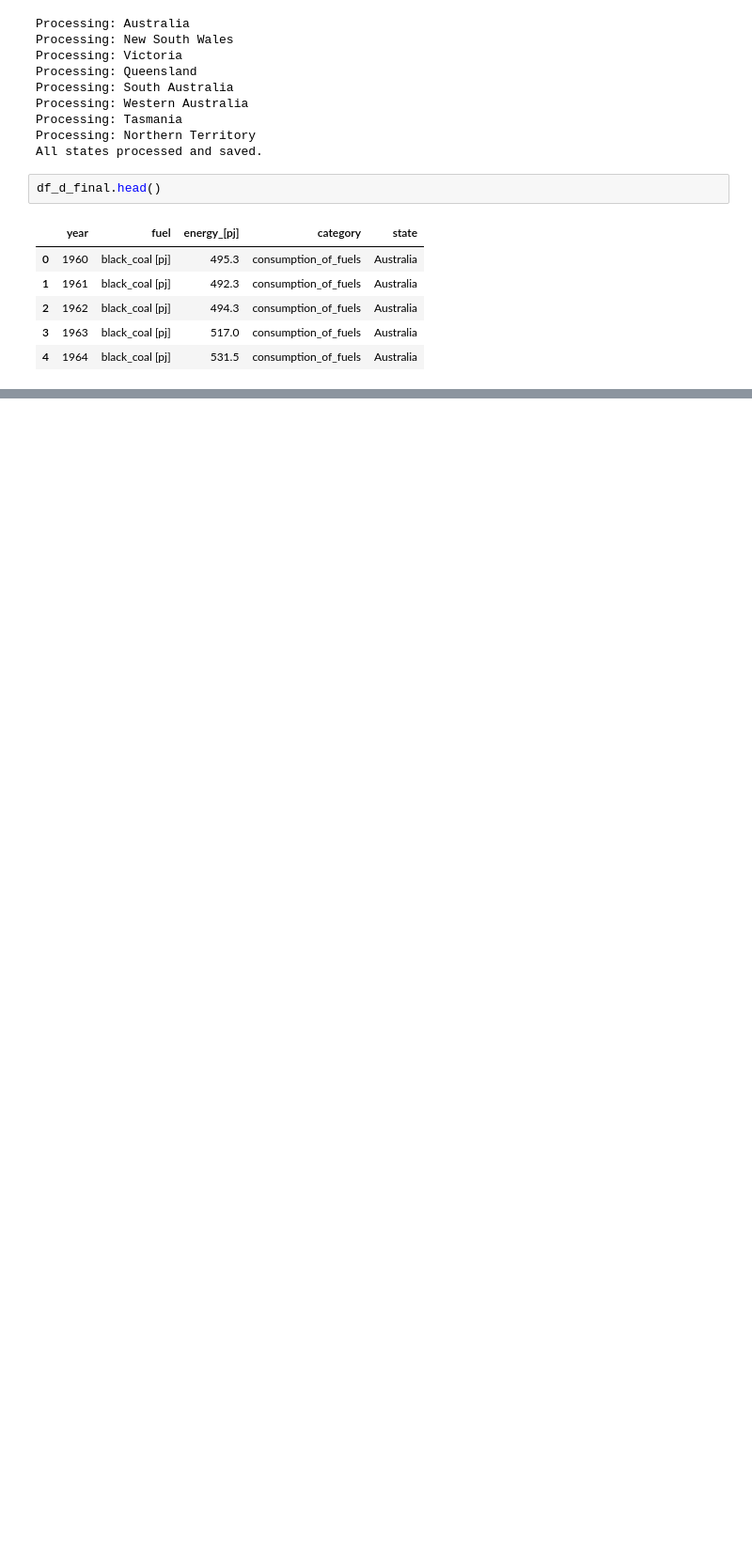
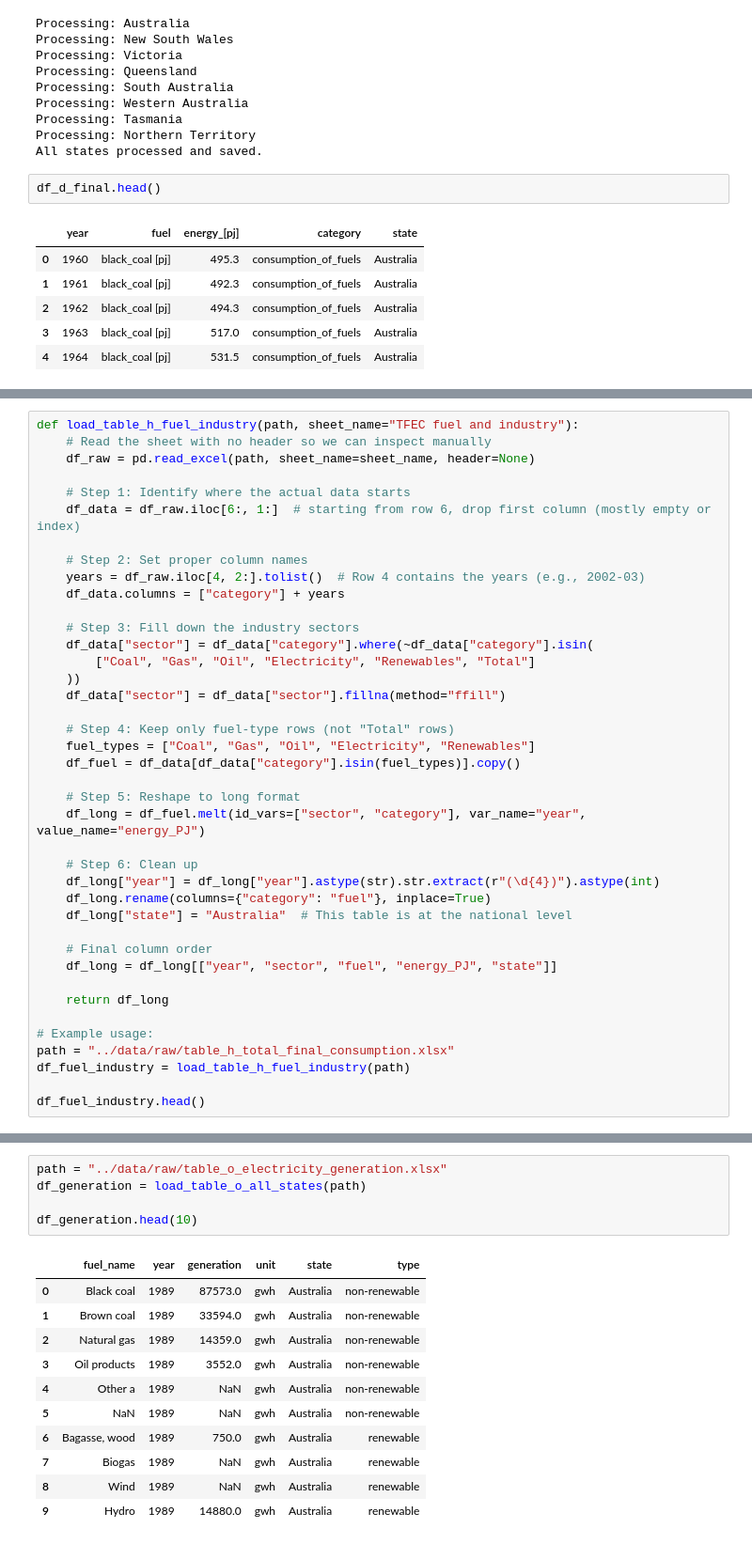
Before and after one commit to camilouribeg/DVN_AT3-aus-energy, a Jupyter notebook: notebooks/data_transf.ipynb, the cells around one changed output, grey strips where cells are left out. Shown at 94% size. Saved outputs shown, nothing was run; the diff lists cells and outputs as text; blank space fills up the shorter version.

Commit message:
V2.0 Data cleaning including missing tables.
Including missing tables
Table H, O, R and E.

Processed them ans saved them.

```diff
--- a/notebooks/data_transf.ipynb
+++ b/notebooks/data_transf.ipynb
@@ -383,0 +469,40 @@ df_d_final.head()
+# %%
+def load_table_h_fuel_industry(path, sheet_name="TFEC fuel and industry"):
+    # Read the sheet with no header so we can inspect manually
+    df_raw = pd.read_excel(path, sheet_name=sheet_name, header=None)
+
+    # Step 1: Identify where the actual data starts
+    df_data = df_raw.iloc[6:, 1:]  # starting from row 6, drop first column (mostly empty or index)
+
+    # Step 2: Set proper column names
+    years = df_raw.iloc[4, 2:].tolist()  # Row 4 contains the years (e.g., 2002-03)
+    df_data.columns = ["category"] + years
+
+    # Step 3: Fill down the industry sectors
+    df_data["sector"] = df_data["category"].where(~df_data["category"].isin(
+        ["Coal", "Gas", "Oil", "Electricity", "Renewables", "Total"]
+    ))
+    df_data["sector"] = df_data["sector"].fillna(method="ffill")
+
+    # Step 4: Keep only fuel-type rows (not "Total" rows)
+    fuel_types = ["Coal", "Gas", "Oil", "Electricity", "Renewables"]
+    df_fuel = df_data[df_data["category"].isin(fuel_types)].copy()
+
+    # Step 5: Reshape to long format
+    df_long = df_fuel.melt(id_vars=["sector", "category"], var_name="year", value_name="energy_PJ")
+
+    # Step 6: Clean up
+    df_long["year"] = df_long["year"].astype(str).str.extract(r"(\d{4})").astype(int)
+    df_long.rename(columns={"category": "fuel"}, inplace=True)
+    df_long["state"] = "Australia"  # This table is at the national level
+
+    # Final column order
+    df_long = df_long[["year", "sector", "fuel", "energy_PJ", "state"]]
+
+    return df_long
+
+# Example usage:
+path = "../data/raw/table_h_total_final_consumption.xlsx"
+df_fuel_industry = load_table_h_fuel_industry(path)
+
+df_fuel_industry.head()
@@ -383,0 +588,17 @@ df_d_final.head()
+# %%
+path = "../data/raw/table_o_electricity_generation.xlsx"
+df_generation = load_table_o_all_states(path)
+
+df_generation.head(10)
+# %% [output]
+|  | fuel_name | year | generation | unit | state | type |
+| 0 | Black coal | 1989 | 87573.0 | gwh | Australia | non-renewable |
+| 1 | Brown coal | 1989 | 33594.0 | gwh | Australia | non-renewable |
+| 2 | Natural gas | 1989 | 14359.0 | gwh | Australia | non-renewable |
+| 3 | Oil products | 1989 | 3552.0 | gwh | Australia | non-renewable |
+| 4 | Other a | 1989 | NaN | gwh | Australia | non-renewable |
+| 5 | NaN | 1989 | NaN | gwh | Australia | non-renewable |
+| 6 | Bagasse, wood | 1989 | 750.0 | gwh | Australia | renewable |
+| 7 | Biogas | 1989 | NaN | gwh | Australia | renewable |
+| 8 | Wind | 1989 | NaN | gwh | Australia | renewable |
+| 9 | Hydro | 1989 | 14880.0 | gwh | Australia | renewable |
```
Also changed, not shown: parts of 13 cells of this notebook, 12 other files.
